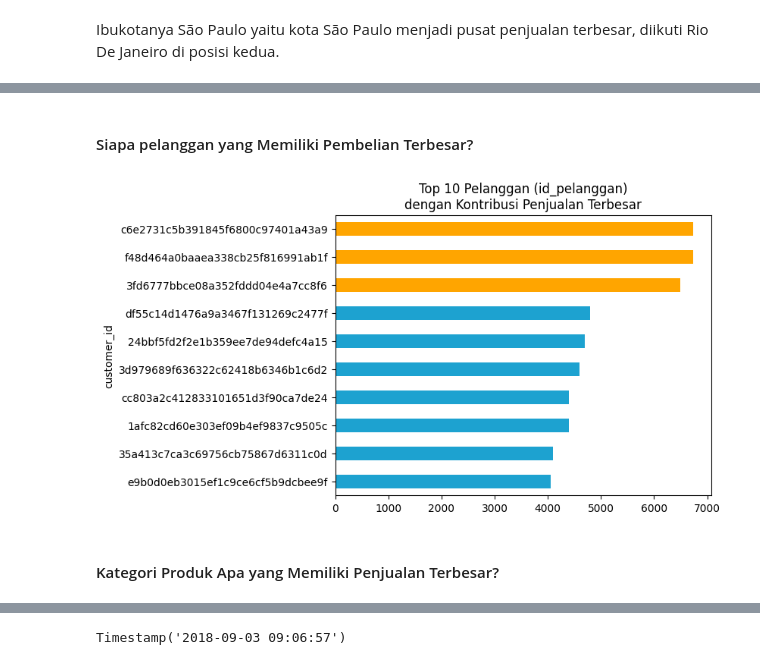
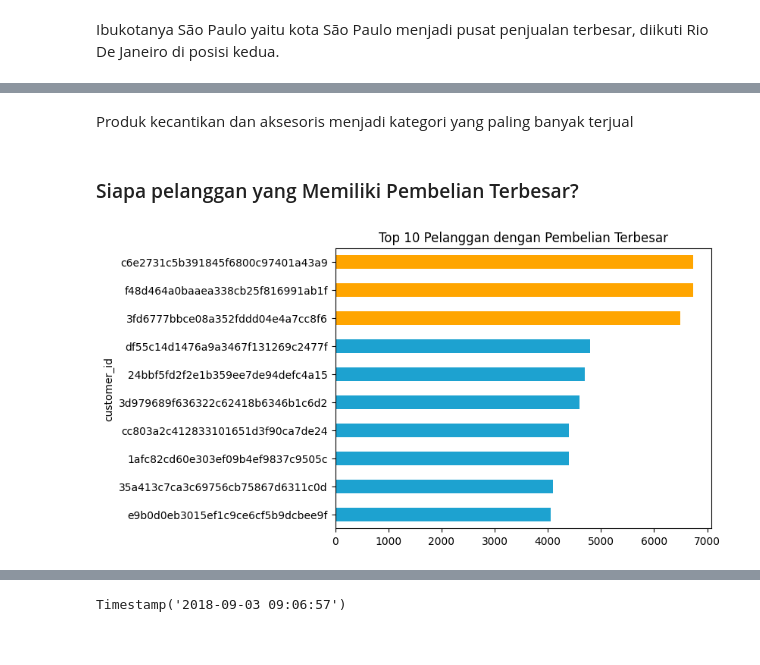
Before and after one commit to robbysoetiawan/e-commerce_dicoding, a Jupyter notebook: Proyek_Analisis_Data.ipynb, the cells around one changed output, grey strips where cells are left out. Drawn from its saved outputs; the diff is of its cells as text; code cells hidden in the pictures.

```diff
--- a/Proyek_Analisis_Data.ipynb
+++ b/Proyek_Analisis_Data.ipynb
@@ -442,0 +480,15 @@ Pembatalan pesanan mengalami peningkatan di 2018, kemungkinan ini menjadi salah
+# %%
+# Hitung jumlah dan proporsi setiap kategori
+value_counts = df_gabung['order_status'].value_counts()
+total = value_counts.sum()
+percentages = (value_counts / total) * 100
+
+# Plot bar chart
+value_counts.plot(kind='bar', color='#1da2d0')
+plt.title('Distribusi Status Penjualan Keseluruhan')
+
+# Tambahkan nilai persentase di atas setiap bar
+for i, count in enumerate(value_counts):
+    plt.text(i, count + 1, f'{percentages[i]:.2f}%', ha='center')
+
+plt.show()
@@ -484,11 +550,11 @@ Ibukotanya São Paulo yaitu kota São Paulo menjadi pusat penjualan terbesar, di
+# %% [markdown]
+Produk kecantikan dan aksesoris menjadi kategori yang paling banyak terjual
 # %% [markdown]
-#### Siapa pelanggan yang Memiliki Pembelian Terbesar?
+### Siapa pelanggan yang Memiliki Pembelian Terbesar?
 # %%
 cust_sales = df_nocancel.groupby('customer_id')['price'].sum().sort_values().tail(10)
 colors3 = ['orange' if i in cust_sales.nlargest(3).values else '#1da2d0' for i in cust_sales]
 cust_sales.plot(kind='barh', color=colors3)
-plt.title('Top 10 Pelanggan (id_pelanggan)\ndengan Kontribusi Penjualan Terbesar');
+plt.title('Top 10 Pelanggan dengan Pembelian Terbesar');
 # %% [output]
-[figure, old version]
+[figure, new version]
-# %% [markdown]
-#### Kategori Produk Apa yang Memiliki Penjualan Terbesar?
```
Also changed, not shown: parts of 74 cells of this notebook, 8 other files.
